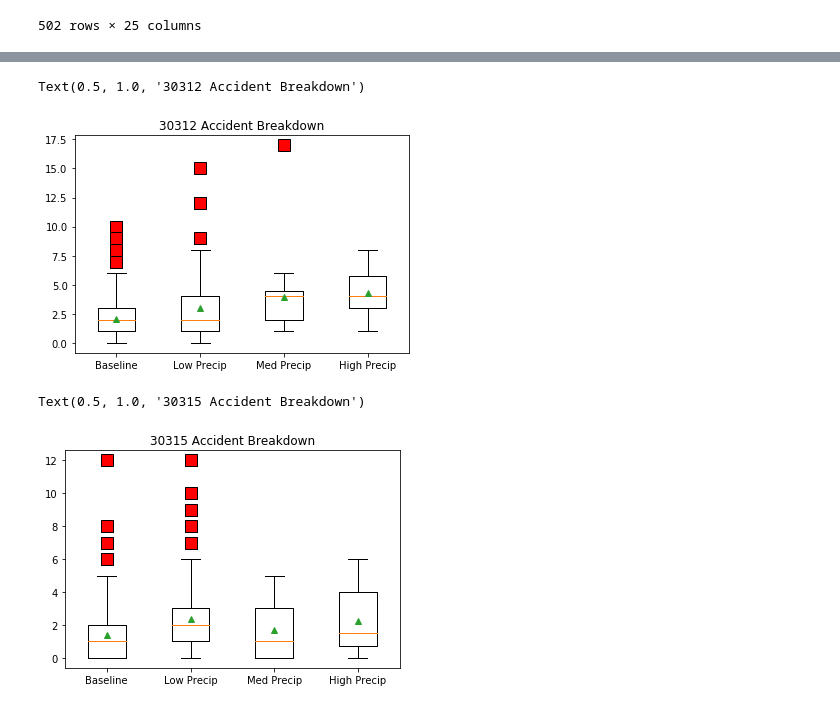
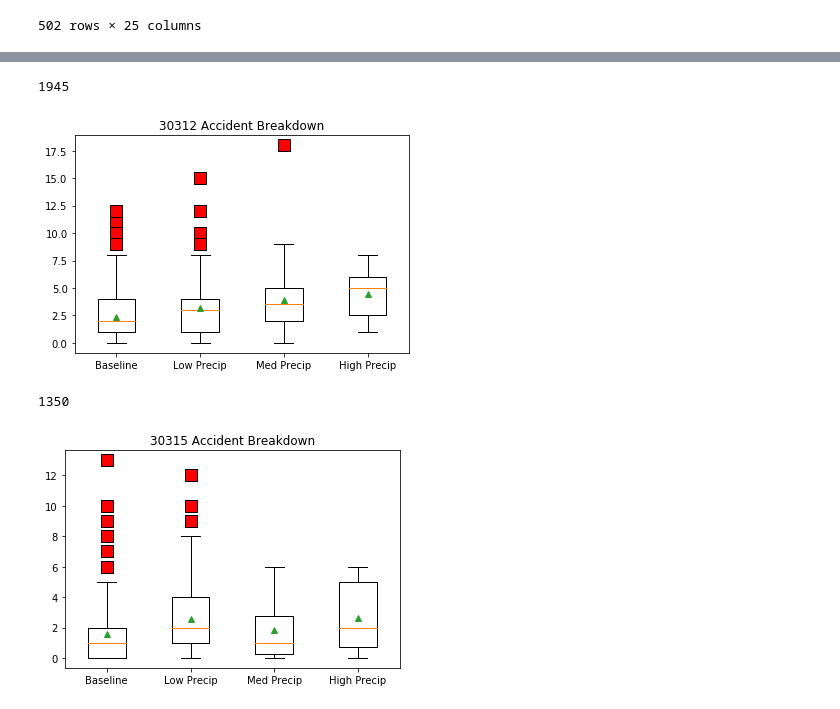
Before and after one commit to alexcaughman/iteration_station, a Jupyter notebook: Analysis_AP_7_4_20.ipynb, the cells around one changed output, grey strips where cells are left out. Cells and saved outputs as stored; diff of their text form; code cells hidden in the pictures.

```diff
--- a/Analysis_AP_7_4_20.ipynb
+++ b/Analysis_AP_7_4_20.ipynb
@@ -129,10 +111,11 @@ plt.boxplot ([x2,x3], labels = ['baseline','Precipitation'], flierprops = flierp
 # %%
 #30312 boxplots
+zip_30312_df_reduced = zip_30312_df.loc[(zip_30312_df["Precipitation"]>0),:]
 zip_30312_df_baseline = zip_30312_df.loc[(zip_30312_df["Precipitation"]==0),:]
 low_precip_30312 = zip_30312_df_reduced.loc[zip_30312_df_reduced["Precipitation"]<1,:]
-med_precip_30312 = zip_30312_df_reduced.loc[(zip_30312_df_reduced["Precipitation"]>1)
+med_precip_30312 = zip_30312_df_reduced.loc[(zip_30312_df_reduced["Precipitation"]>=1)
                                   &(zip_30312_df_reduced["Precipitation"]<2),:]
-high_precip_30312 = zip_30312_df_reduced.loc[zip_30312_df_reduced["Precipitation"]>2,:]
+high_precip_30312 = zip_30312_df_reduced.loc[zip_30312_df_reduced["Precipitation"]>=2,:]
 
 x1_30312 = zip_30312_df_baseline["Accident_ct"]
 x2_30312 = low_precip_30312["Accident_ct"]
@@ -141,28 +124,30 @@ x4_30312 = high_precip_30312["Accident_ct"]
 flierprops = dict(marker='s', markerfacecolor='red', markersize=12)
 plt.boxplot ([x1_30312,x2_30312,x3_30312,x4_30312], labels = ['Baseline','Low Precip','Med Precip','High Precip'], flierprops = flierprops, showmeans=True)
 plt.title("30312 Accident Breakdown")
+# sum_precip = x1_30312.sum()+x2_30312.sum()+x3_30312.sum()+x4_30312.sum()
+# sum_precip
 # %% [output]
-Text(0.5, 1.0, '30312 Accident Breakdown')
+1945
-[figure, old version]
+[figure, new version]
 # %%
 #30315 boxplots
 zip_30315_df_reduced = zip_30315_df.loc[(zip_30315_df["Precipitation"]>0),:]
 zip_30315_df_baseline = zip_30315_df.loc[(zip_30315_df["Precipitation"]==0),:]
 low_precip_30315 = zip_30315_df_reduced.loc[zip_30315_df_reduced["Precipitation"]<1,:]
-med_precip_30315 = zip_30315_df_reduced.loc[(zip_30315_df_reduced["Precipitation"]>1)
+med_precip_30315 = zip_30315_df_reduced.loc[(zip_30315_df_reduced["Precipitation"]>=1)
                                   &(zip_30315_df_reduced["Precipitation"]<2),:]
-high_precip_30315 = zip_30315_df_reduced.loc[zip_30315_df_reduced["Precipitation"]>2,:]
+high_precip_30315 = zip_30315_df_reduced.loc[zip_30315_df_reduced["Precipitation"]>=2,:]
 
 x1_30315 = zip_30315_df_baseline["Accident_ct"]
 x2_30315 = low_precip_30315["Accident_ct"]
 x3_30315 = med_precip_30315["Accident_ct"]
 x4_30315 = high_precip_30315["Accident_ct"]
 flierprops = dict(marker='s', markerfacecolor='red', markersize=12)
 plt.boxplot ([x1_30315,x2_30315,x3_30315,x4_30315], labels = ['Baseline','Low Precip','Med Precip','High Precip'], flierprops = flierprops, showmeans=True)
 plt.title("30315 Accident Breakdown")
 # %% [output]
-Text(0.5, 1.0, '30315 Accident Breakdown')
+1350
-[figure, old version]
+[figure, new version]
 # %%
 #30339 boxplots
 zip_30339_df_reduced = zip_30339_df.loc[(zip_30339_df["Precipitation"]>0),:]
```
Also changed, not shown: parts of 16 cells of this notebook, 1 other file.
